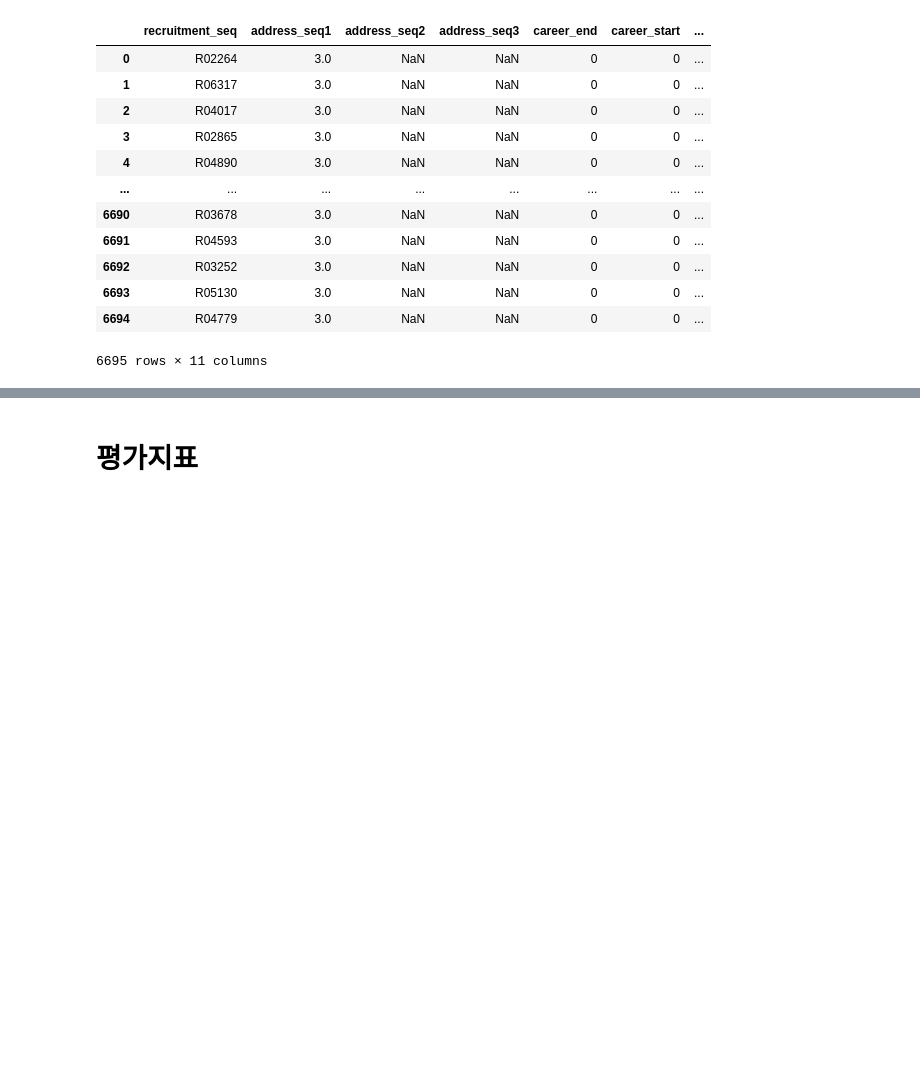
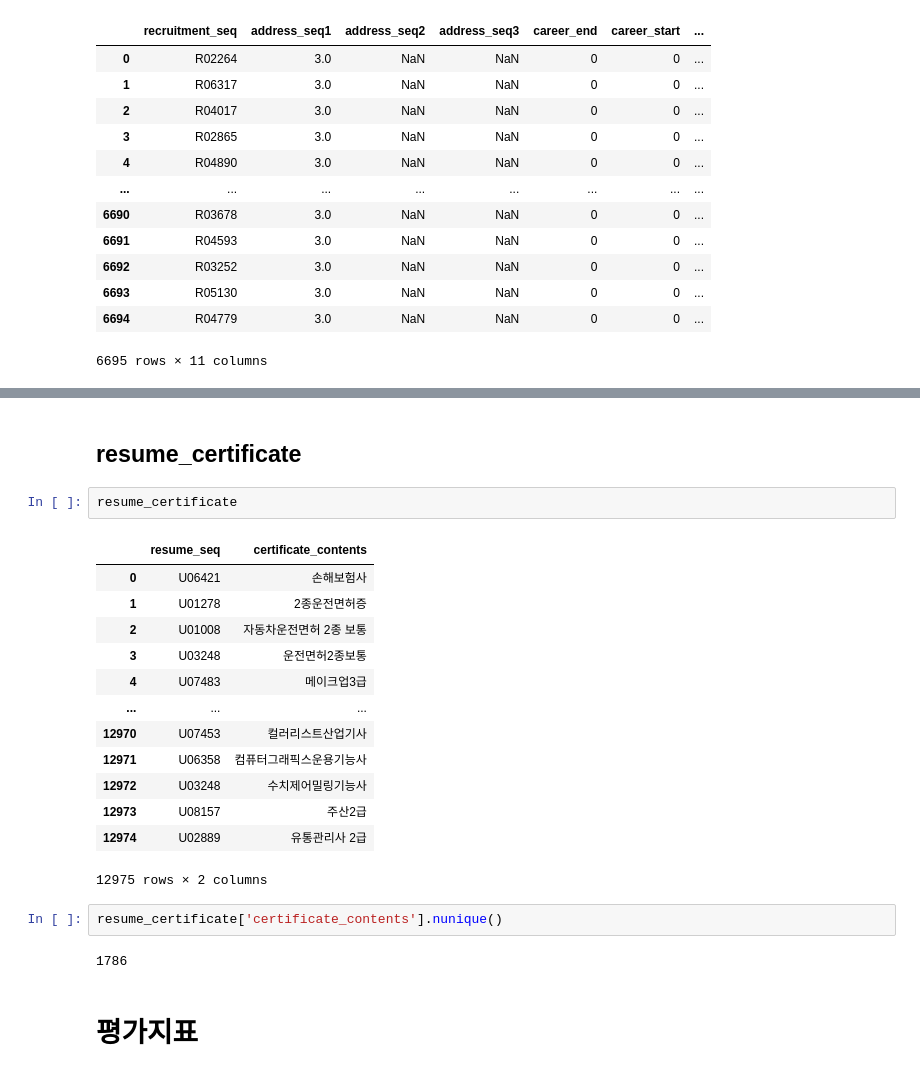
Before and after one commit to ddochhi/dacon_1, a Jupyter notebook: first.ipynb, the cells around one changed output, grey strips where cells are left out. Cells and saved outputs as stored; diff of their text form; blank space fills up the shorter version.

```diff
--- a/first.ipynb
+++ b/first.ipynb
@@ -108,3 +140,25 @@ recruitment
+# %% [markdown]
+## resume_certificate
+# %%
+resume_certificate
+# %% [output]
+|  | resume_seq | certificate_contents |
+| 0 | U06421 | 손해보험사 |
+| 1 | U01278 | 2종운전면허증 |
+| 2 | U01008 | 자동차운전면허 2종 보통 |
+| 3 | U03248 | 운전면허2종보통 |
+| 4 | U07483 | 메이크업3급 |
+| ... | ... | ... |
+| 12970 | U07453 | 컬러리스트산업기사 |
+| 12971 | U06358 | 컴퓨터그래픽스운용기능사 |
+| 12972 | U03248 | 수치제어밀링기능사 |
+| 12973 | U08157 | 주산2급 |
+| 12974 | U02889 | 유통관리사 2급 |
+12975 rows × 2 columns
+# %%
+resume_certificate['certificate_contents'].nunique()
+# %% [output]
+1786
 # %% [markdown]
 # 평가지표
 # %%
```
Also changed, not shown: parts of 2 cells of this notebook, 1 other file.
